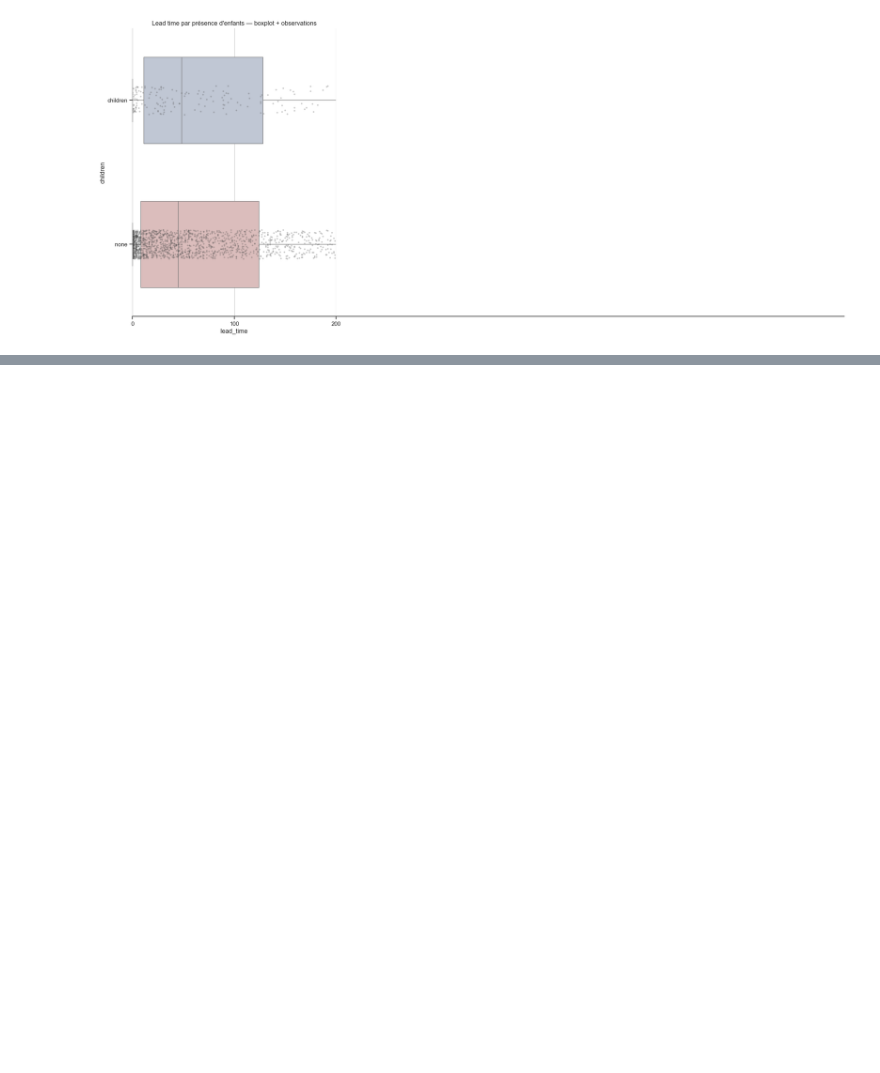
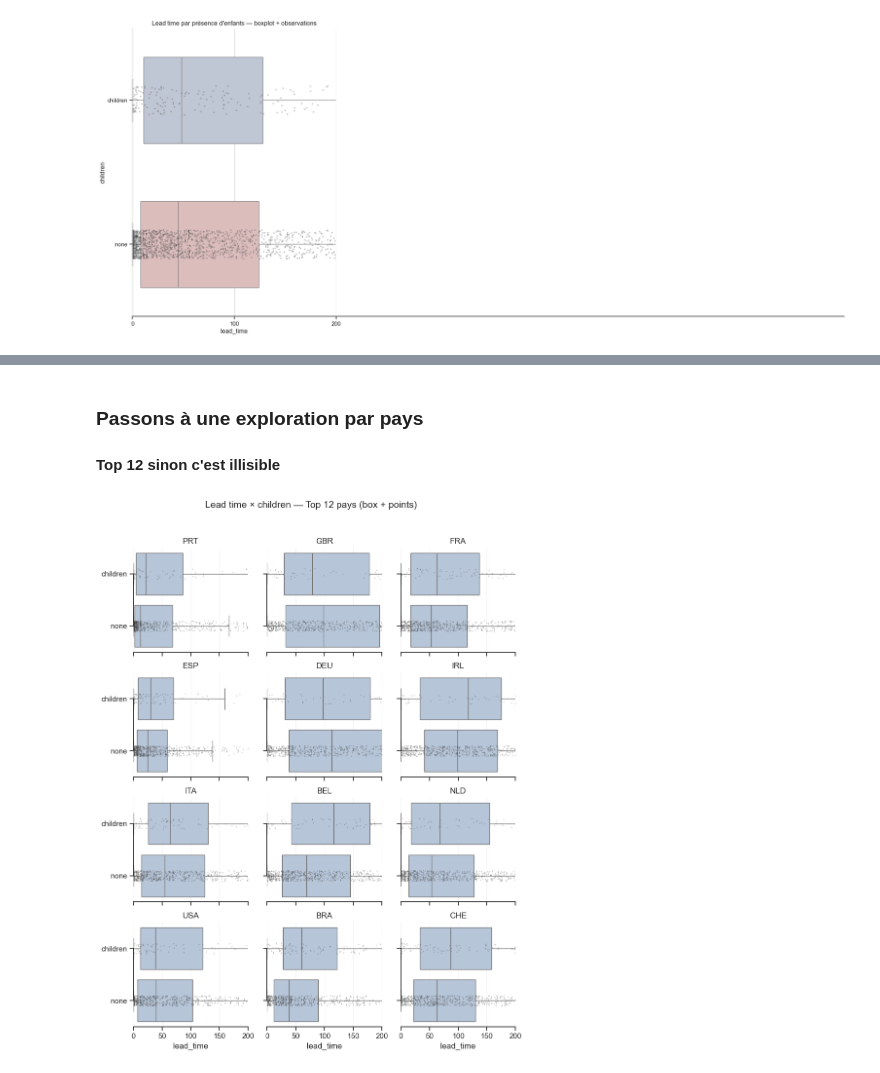
Before and after one commit to TT95F/hotels-ml-s, a Jupyter notebook: notebooks/01_eda.ipynb, the cells around one changed output, grey strips where cells are left out. Saved outputs shown, nothing was run; the diff lists cells and outputs as text; code cells hidden in the pictures; blank space fills up the shorter version.

Commit message:
EDA analysis children x country

```diff
--- a/notebooks/01_eda.ipynb
+++ b/notebooks/01_eda.ipynb
@@ -255,0 +254,51 @@ Pour aller plus loin ?
+# %% [markdown]
+### Passons à une exploration par pays
+#### Top 12 sinon c'est illisible
+# %%
+import pandas as pd
+import seaborn as sns
+import matplotlib.pyplot as plt
+
+# --- Top 12 pays (sans NaN)
+top = 12
+top_countries = (df["country"].dropna().value_counts().head(top).index.tolist())
+
+# --- VRAI sous-DF + cat. propres (évite les facettes vides)
+df_sub = df[df["country"].isin(top_countries)].copy()
+df_sub["country"] = pd.Categorical(df_sub["country"], categories=top_countries, ordered=True)
+
+# --- Fonction locale: boxplot + points échantillonnés (rapide)
+def box_with_points(data, **kws):
+    sns.boxplot(
+        data=data, x="lead_time", y="children",
+        showfliers=False, color="lightsteelblue"
+    )
+    n = min(len(data), 800)  # sample local à la facette
+    if n > 0:
+        d = data.sample(n, random_state=42)
+        sns.stripplot(
+            data=d, x="lead_time", y="children",
+            color=".25", alpha=0.35, size=1.5, jitter=True
+        )
+
+# --- FacetGrid 4×3 (col_wrap=3 => 12 facettes => 4 lignes)
+sns.set_theme(style="ticks")
+g = sns.FacetGrid(
+    df_sub, col="country", col_wrap=3, height=3.0,
+    sharex=True, sharey=True
+)
+g.map_dataframe(box_with_points)
+
+# --- Finitions & suppression d’espaces superflus
+g.set(xlim=(0, 200), xlabel="lead_time", ylabel="")
+g.set_titles("{col_name}")
+for ax in g.axes.flat:
+    ax.grid(True, axis="x", alpha=0.2)
+
+sns.despine(trim=True)
+g.fig.tight_layout()
+g.fig.subplots_adjust(top=0.9, bottom=0.08)  # resserre le haut/bas
+g.fig.suptitle("Lead time × children — Top 12 pays (box + points)", fontsize=14)
+plt.show()
+# %% [output]
+[figure, added]
```
Also changed, not shown: parts of 2 cells of this notebook.
